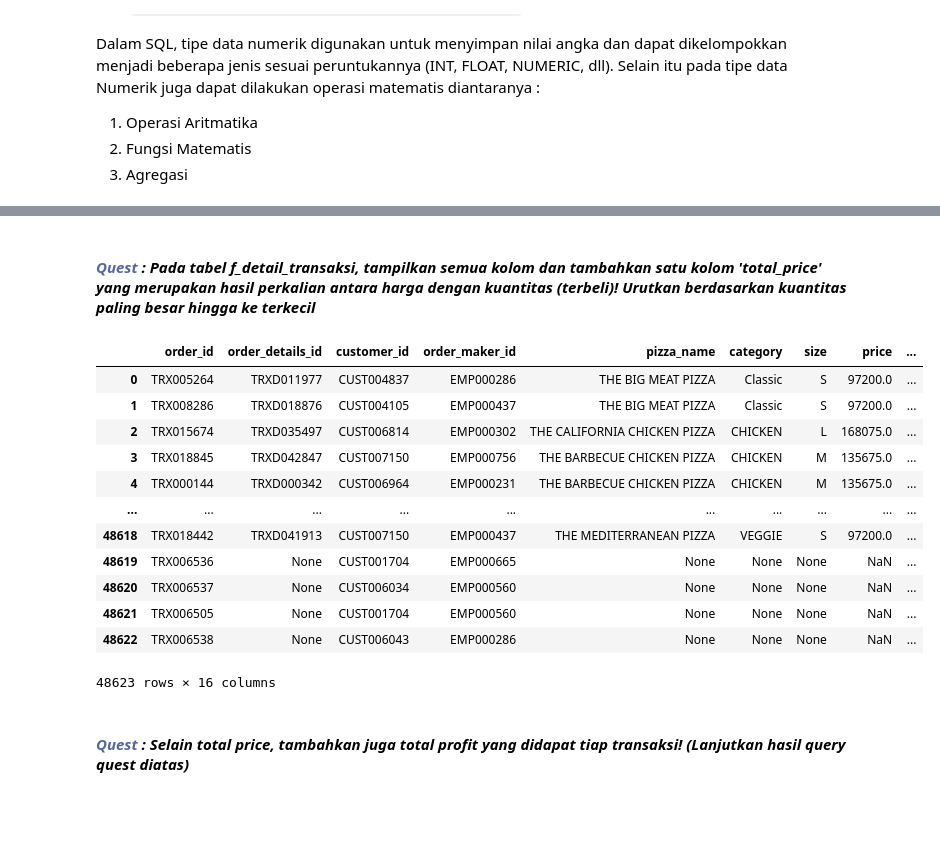
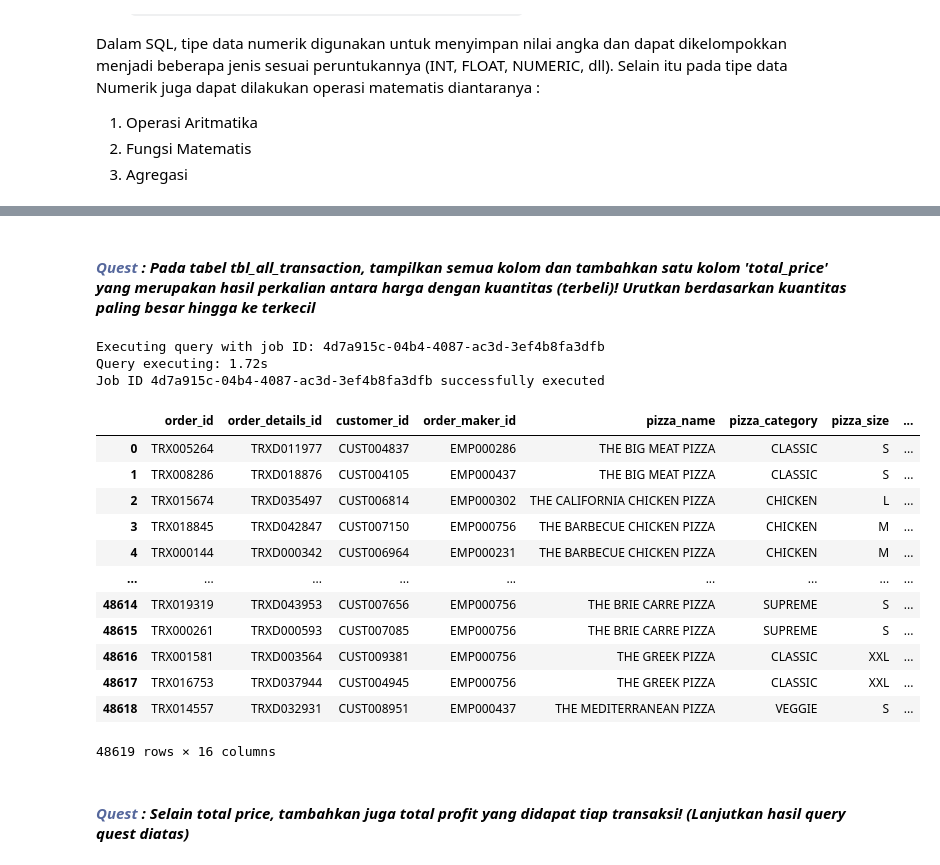
Before and after one commit to refianP13/Data-Analyst, a Jupyter notebook: Copy_of_DQLab_Number_Date_Format_&_SubQuery.ipynb, the cells around one changed output, grey strips where cells are left out. Saved outputs shown, nothing was run; the diff lists cells and outputs as text; code cells hidden in the pictures; blank space fills up the shorter version.

```diff
--- a/Copy_of_DQLab_Number_Date_Format_&_SubQuery.ipynb
+++ b/Copy_of_DQLab_Number_Date_Format_&_SubQuery.ipynb
@@ -100,24 +108,29 @@ Untuk dapat menerapkannya pada sebuah tabel gunakan contoh format berikut
 
 <i>docs : <a href="https://cloud.google.com/bigquery/docs/reference/standard-sql/operators">https://cloud.google.com/bigquery/docs/reference/standard-sql/operators</a></i>
 # %% [markdown]
-#### <i><b><span style='color:#55679C'>Quest</span> : Pada tabel f_detail_transaksi, tampilkan semua kolom dan tambahkan satu kolom 'total_price' yang merupakan hasil perkalian antara harga dengan kuantitas (terbeli)! Urutkan berdasarkan kuantitas paling besar hingga ke terkecil </b></i>
+#### <i><b><span style='color:#55679C'>Quest</span> : Pada tabel tbl_all_transaction, tampilkan semua kolom dan tambahkan satu kolom 'total_price' yang merupakan hasil perkalian antara harga dengan kuantitas (terbeli)! Urutkan berdasarkan kuantitas paling besar hingga ke terkecil </b></i>
 # %%
 %%bigquery --project {project_id} --verbose
 
-...
+SELECT *, (pizza_price * quantity) AS total_price
+FROM dqpizza.tbl_all_transaction
+ORDER BY quantity DESC
 # %% [output]
+Executing query with job ID: 4d7a915c-04b4-4087-ac3d-3ef4b8fa3dfb
+Query executing: 1.72s
+Job ID 4d7a915c-04b4-4087-ac3d-3ef4b8fa3dfb successfully executed
-|  | order_id | order_details_id | customer_id | order_maker_id | pizza_name | category | size | price | ... |
-| 0 | TRX005264 | TRXD011977 | CUST004837 | EMP000286 | THE BIG MEAT PIZZA | Classic | S | 97200.0 | ... |
-| 1 | TRX008286 | TRXD018876 | CUST004105 | EMP000437 | THE BIG MEAT PIZZA | Classic | S | 97200.0 | ... |
-| 2 | TRX015674 | TRXD035497 | CUST006814 | EMP000302 | THE CALIFORNIA CHICKEN PIZZA | CHICKEN | L | 168075.0 | ... |
-| 3 | TRX018845 | TRXD042847 | CUST007150 | EMP000756 | THE BARBECUE CHICKEN PIZZA | CHICKEN | M | 135675.0 | ... |
-| 4 | TRX000144 | TRXD000342 | CUST006964 | EMP000231 | THE BARBECUE CHICKEN PIZZA | CHICKEN | M | 135675.0 | ... |
-| ... | ... | ... | ... | ... | ... | ... | ... | ... | ... |
-| 48618 | TRX018442 | TRXD041913 | CUST007150 | EMP000437 | THE MEDITERRANEAN PIZZA | VEGGIE | S | 97200.0 | ... |
-| 48619 | TRX006536 | None | CUST001704 | EMP000665 | None | None | None | NaN | ... |
-| 48620 | TRX006537 | None | CUST006034 | EMP000560 | None | None | None | NaN | ... |
-| 48621 | TRX006505 | None | CUST001704 | EMP000560 | None | None | None | NaN | ... |
-| 48622 | TRX006538 | None | CUST006043 | EMP000286 | None | None | None | NaN | ... |
+|  | order_id | order_details_id | customer_id | order_maker_id | pizza_name | pizza_category | pizza_size | ... |
+| 0 | TRX005264 | TRXD011977 | CUST004837 | EMP000286 | THE BIG MEAT PIZZA | CLASSIC | S | ... |
+| 1 | TRX008286 | TRXD018876 | CUST004105 | EMP000437 | THE BIG MEAT PIZZA | CLASSIC | S | ... |
+| 2 | TRX015674 | TRXD035497 | CUST006814 | EMP000302 | THE CALIFORNIA CHICKEN PIZZA | CHICKEN | L | ... |
+| 3 | TRX018845 | TRXD042847 | CUST007150 | EMP000756 | THE BARBECUE CHICKEN PIZZA | CHICKEN | M | ... |
+| 4 | TRX000144 | TRXD000342 | CUST006964 | EMP000231 | THE BARBECUE CHICKEN PIZZA | CHICKEN | M | ... |
+| ... | ... | ... | ... | ... | ... | ... | ... | ... |
+| 48614 | TRX019319 | TRXD043953 | CUST007656 | EMP000756 | THE BRIE CARRE PIZZA | SUPREME | S | ... |
+| 48615 | TRX000261 | TRXD000593 | CUST007085 | EMP000756 | THE BRIE CARRE PIZZA | SUPREME | S | ... |
+| 48616 | TRX001581 | TRXD003564 | CUST009381 | EMP000756 | THE GREEK PIZZA | CLASSIC | XXL | ... |
+| 48617 | TRX016753 | TRXD037944 | CUST004945 | EMP000756 | THE GREEK PIZZA | CLASSIC | XXL | ... |
+| 48618 | TRX014557 | TRXD032931 | CUST008951 | EMP000437 | THE MEDITERRANEAN PIZZA | VEGGIE | S | ... |
-48623 rows × 16 columns
+48619 rows × 16 columns
 # %% [markdown]
 #### <i><b><span style='color:#55679C'>Quest</span> : Selain total price, tambahkan juga total profit yang didapat tiap transaksi! (Lanjutkan hasil query quest diatas) </b></i>
```
Also changed, not shown: parts of 28 cells of this notebook.
